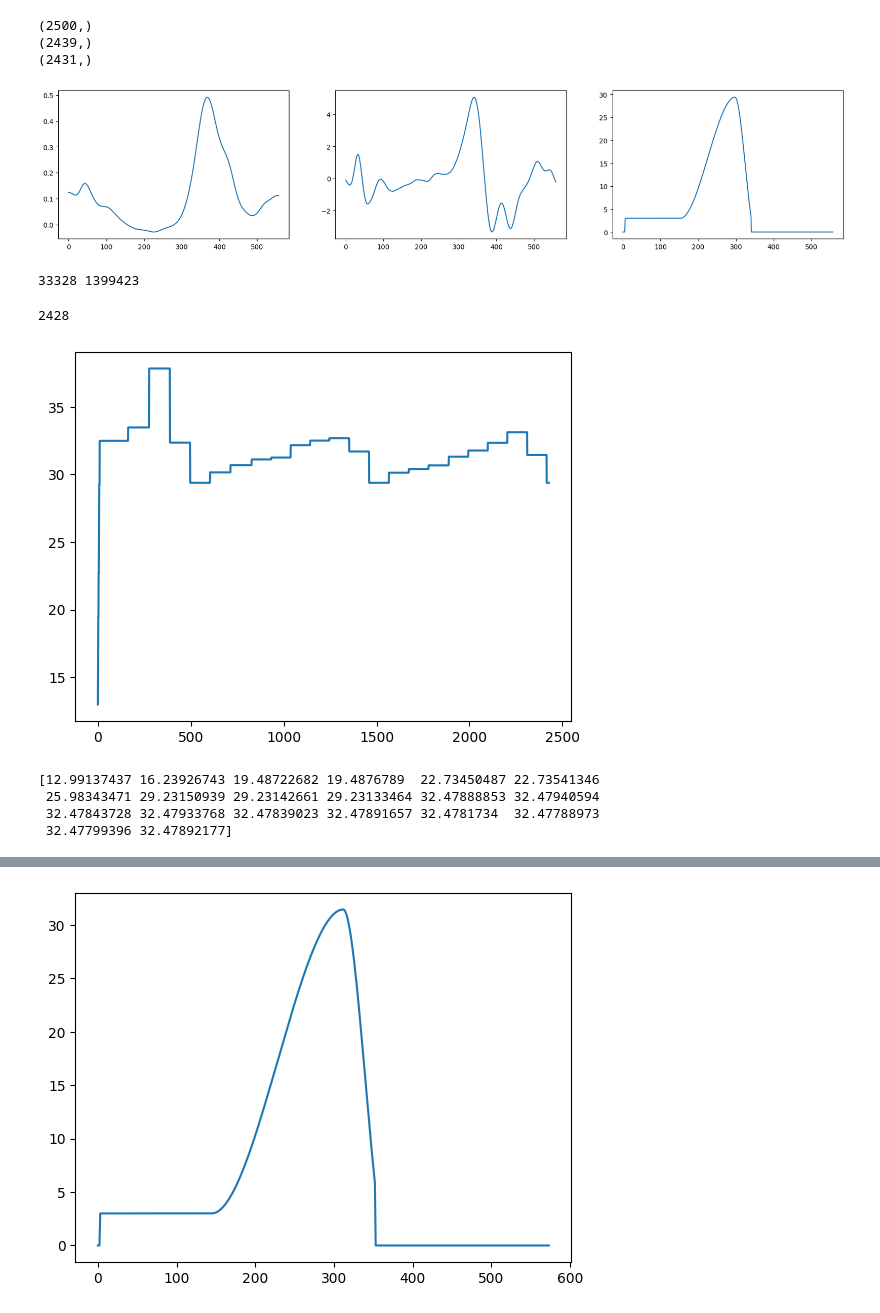
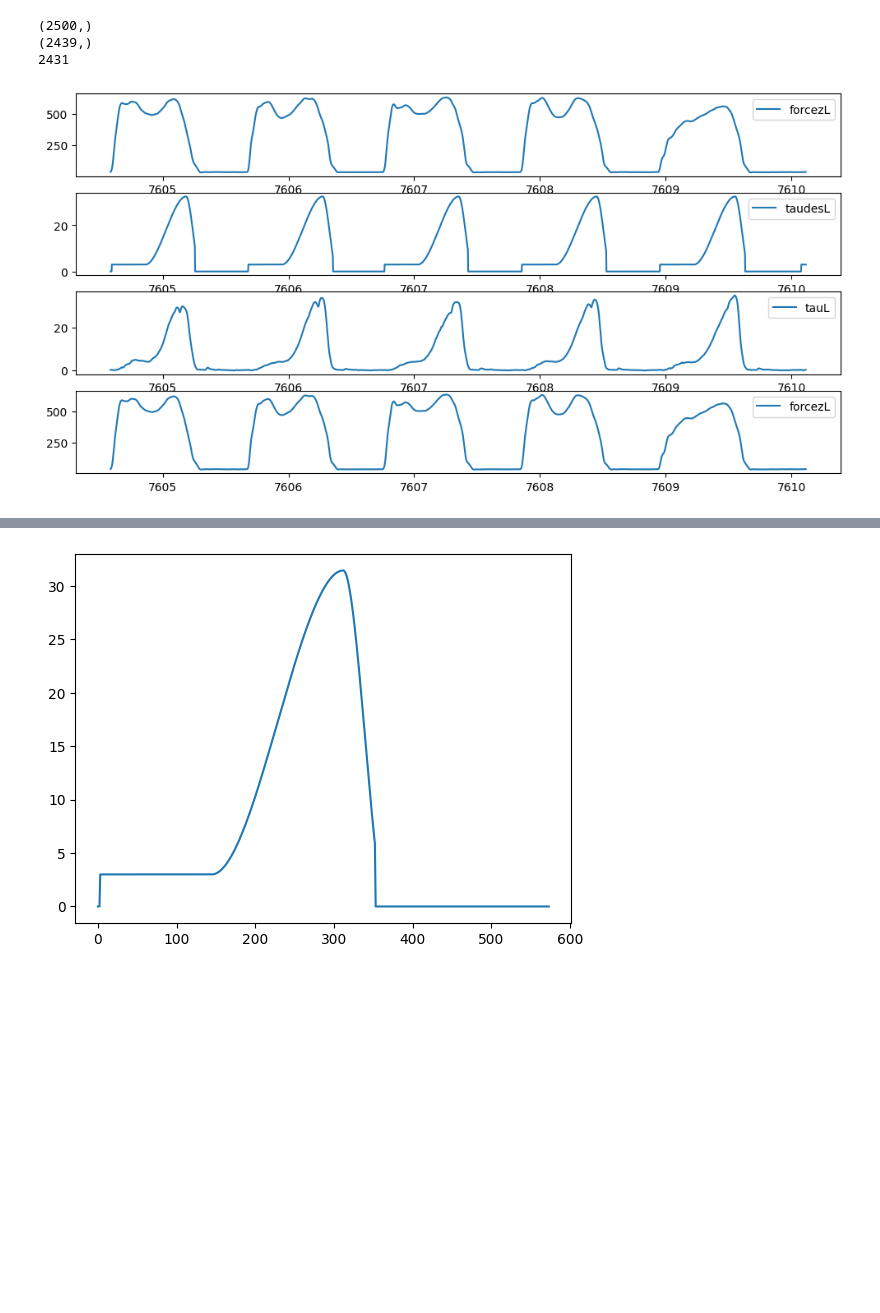
Before and after one commit to helifengctw/exoskeleton, a Jupyter notebook: pro_extract_data.ipynb, the cells around one changed output, grey strips where cells are left out. Drawn from its saved outputs; the diff is of its cells as text; code cells hidden in the pictures; blank space fills up the shorter version.

```diff
--- a/pro_extract_data.ipynb
+++ b/pro_extract_data.ipynb
@@ -43,7 +111,7 @@ skip_flag = False
 skip_count = 0
 skip_threshold = 200
 
-for i in range(len(forcez_list) - 2):
+for i in range(len(forceLz_array) - 2):
     if skip_flag and skip_count < skip_threshold:
         skip_count += 1
         continue
@@ -51,79 +119,66 @@ for i in range(len(forcez_list) - 2):
         skip_count = 0
         skip_flag = False
 
-    if abs(forcez_list[i+1] - forcez_list[i]) < 1 and abs(forcez_list[i+2] - forcez_list[i+1]) < 1 and (not find_plain_flag):
+    if abs(forceLz_array[i+1] - forceLz_array[i]) < 1 and abs(forceLz_array[i+2] - forceLz_array[i+1]) < 1 and (not find_plain_flag):
         plain_count += 1
         if plain_count > plain_threshold:
             plain_count = 0
-            plain_value = np.average(forcez_list[i-30: i])
+            plain_value = np.average(forceLz_array[i-30: i])
             find_plain_flag = True
-    elif find_plain_flag and forcez_list[i+1] - plain_value > 3:
+    elif find_plain_flag and forceLz_array[i+1] - plain_value > 3:
         find_plain_flag = False
         skip_flag = True
         gait_split_points.append(i)
 
 gait_split_points = np.array(gait_split_points)
 
-# 去掉没有控制律的部分
+# 去掉两头没有控制律的部分
 print(gait_split_points.shape)
 for i in range(len(gait_split_points)-1):
-    torque_aver = np.average(data_list[2][gait_split_points[i]: gait_split_points[i+1]])
+    torque_aver = np.average(taudesL_ADP_array[gait_split_points[i]: gait_split_points[i+1]])
     # print(torque_aver)
     if torque_aver > 3 :
         gait_split_points = gait_split_points[i : -1]
         break
-
 print(gait_split_points.shape)
-
 for i in range(len(gait_split_points)-1, 0, -1):
-    torque_aver = np.average(data_list[2][gait_split_points[i-1]: gait_split_points[i]])
+    torque_aver = np.average(taudesL_ADP_array[gait_split_points[i-1]: gait_split_points[i]])
     # print(torque_aver)
     if torque_aver > 3 :
         gait_split_points = gait_split_points[0: i]
         break
 
-print(gait_split_points.shape)
+# 可视化
+split_p_size = len(gait_split_points)
+print(split_p_size)
 
-p1, p2 = gait_split_points[len(gait_split_points)-2], gait_split_points[len(gait_split_points)-1]
-fig = plt.figure(num=3, figsize=[21, 4])
-ax1 = fig.add_subplot(131)
-ax1.plot(data_list[0][p1: p2])
+p1, p2 = gait_split_points[20], gait_split_points[25]
+x0 = time_ADP_array[p1: p2]
+fig = plt.figure(num= 4, figsize=(12, 6))
 
-ax2 = fig.add_subplot(132)
-ax2.plot(data_list[1][p1: p2])
+ax1 = fig.add_subplot(411)
+ax1.plot(x0, forceLz_array[p1: p2])
+ax1.legend({"forcezL"})
+# ax1.plot(x0, CO2_ADP_array[p1: p2])
+# ax1.plot(x0, O2_ADP_array[p1: p2])
+# ax1.legend({"CO2", "O2"})
 
-ax3 = fig.add_subplot(133)
-ax3.plot(data_list[2][p1: p2])
+ax2 = fig.add_subplot(412)
+ax2.plot(x0, taudesL_ADP_array[p1: p2])
+ax2.legend({"taudesL"})
+
+ax3 = fig.add_subplot(413)
+ax3.plot(x0, tauL_ADP_array[p1: p2])
+ax3.legend({"tauL"})
+
+ax4 = fig.add_subplot(414)
+ax4.plot(x0, forceLz_array[p1: p2])
+ax4.legend({"forcezL"})
 
 plt.show()
 # %% [output]
 (2500,)
 (2439,)
-(2431,)
+2431
-[figure, old version]
+[figure, new version]
-# %%
-print(gait_split_points[0], gait_split_points[-1])
-# %% [output]
-33328 1399423
-# %%
-src_torque = data_list[2, :]
-peak_torque_value = []
-peak_torque_points = []
-for i in range(len(gait_split_points) - 3):
-    peak_index = gait_split_points[i] + np.argmax(src_torque[gait_split_points[i]: gait_split_points[i+1]])
-    peak_torque_value.append(src_torque[peak_index])
-    peak_torque_points.append(peak_index)
-
-peak_torque_value = np.array(peak_torque_value)
-print(len(peak_torque_value))
-plt.plot(peak_torque_value)
-plt.show()
-print(peak_torque_value[0: 20])
-# %% [output]
-2428
-[figure, removed]
-[12.99137437 16.23926743 19.48722682 19.4876789  22.73450487 22.73541346
- 25.98343471 29.23150939 29.23142661 29.23133464 32.47888853 32.47940594
- 32.47843728 32.47933768 32.47839023 32.47891657 32.4781734  32.47788973
- 32.47799396 32.47892177]
 # %%
```
Also changed, not shown: parts of 8 cells of this notebook, 1 other file.
